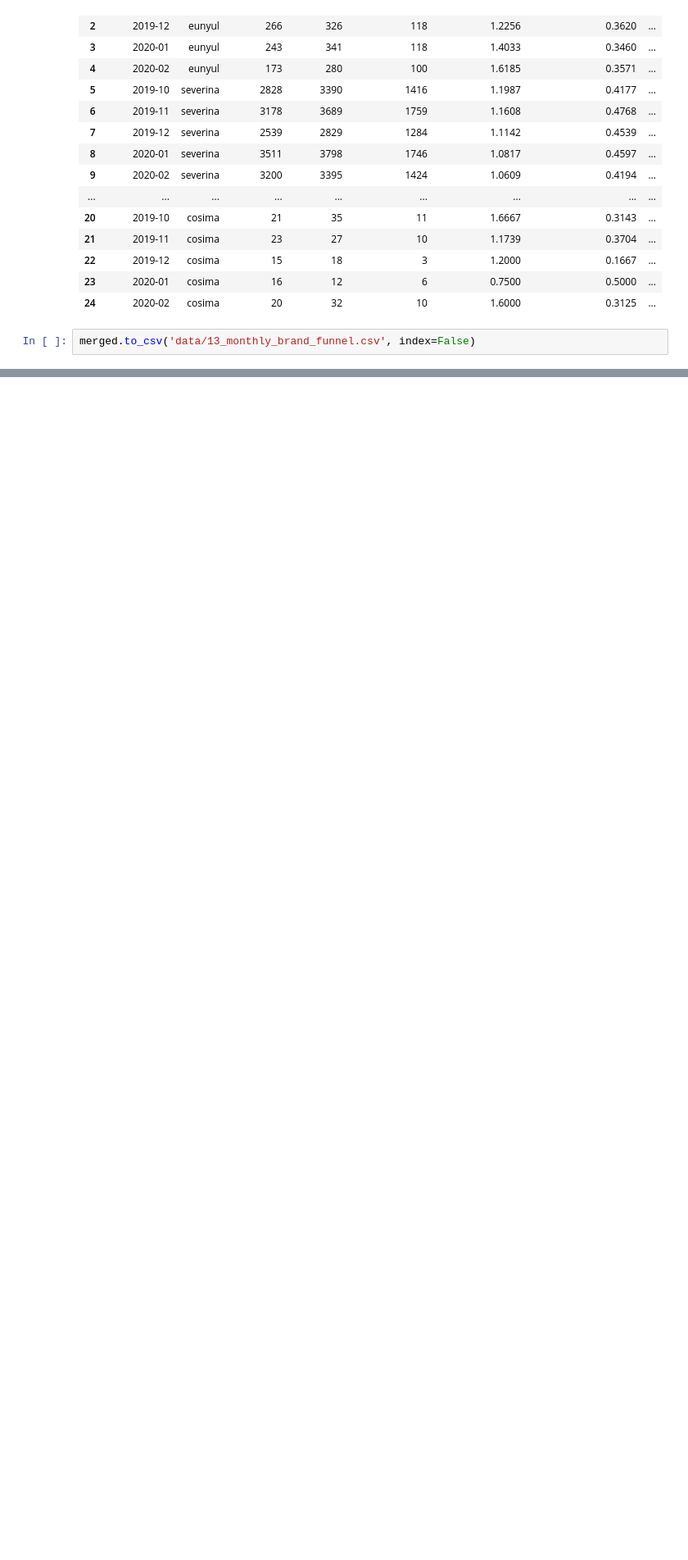
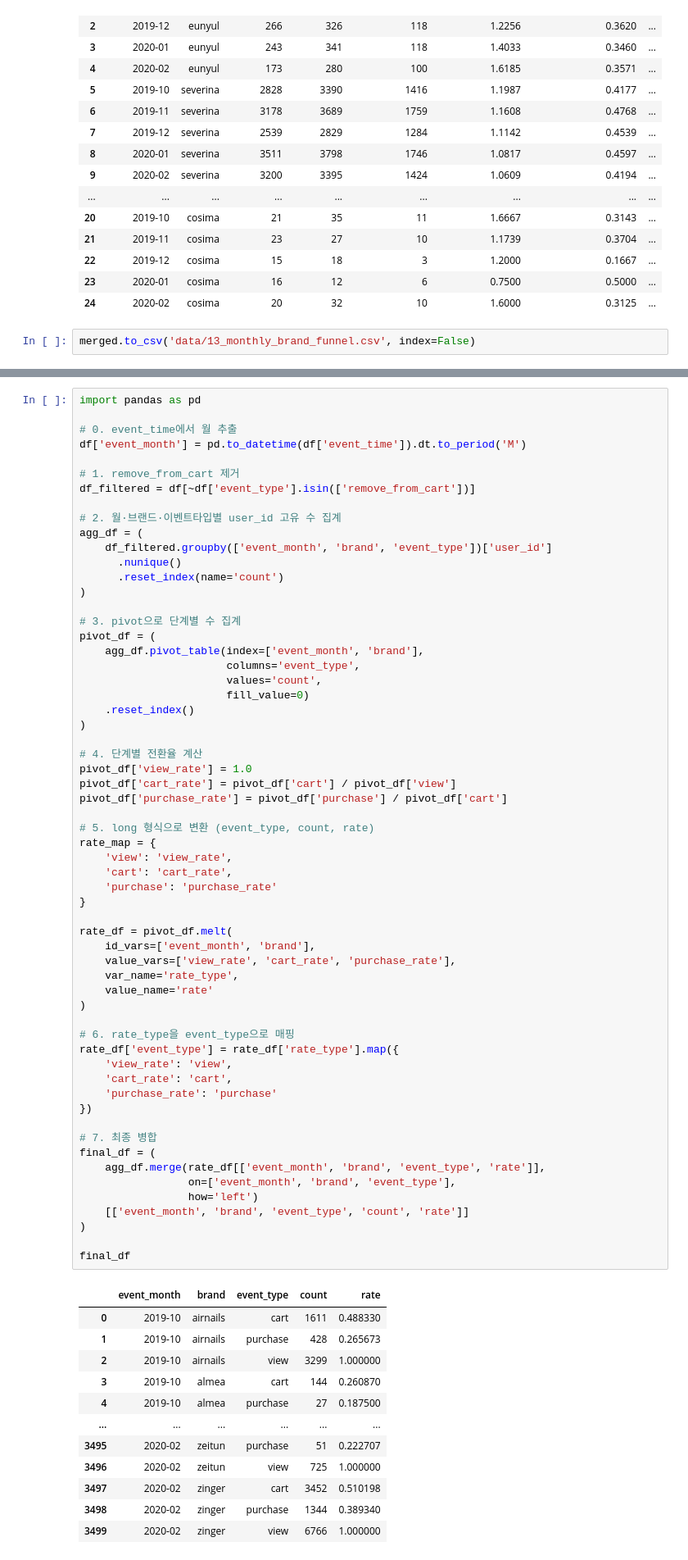
Before and after one commit to Blche/datathon_09, a Jupyter notebook: members/문세희/16_brand_funnel.ipynb, the cells around one changed output, grey strips where cells are left out. Shown: that part at 82% size. Drawn from its saved outputs; the diff is of its cells as text; blank space fills up the shorter version.

```diff
--- a/members/문세희/16_brand_funnel.ipynb
+++ b/members/문세희/16_brand_funnel.ipynb
@@ -98,0 +297,73 @@ merged.to_csv('data/13_monthly_brand_funnel.csv', index=False)
+# %%
+import pandas as pd
+
+# 0. event_time에서 월 추출
+df['event_month'] = pd.to_datetime(df['event_time']).dt.to_period('M')
+
+# 1. remove_from_cart 제거
+df_filtered = df[~df['event_type'].isin(['remove_from_cart'])]
+
+# 2. 월·브랜드·이벤트타입별 user_id 고유 수 집계
+agg_df = (
+    df_filtered.groupby(['event_month', 'brand', 'event_type'])['user_id']
+      .nunique()
+      .reset_index(name='count')
+)
+
+# 3. pivot으로 단계별 수 집계
+pivot_df = (
+    agg_df.pivot_table(index=['event_month', 'brand'],
+                       columns='event_type',
+                       values='count',
+                       fill_value=0)
+    .reset_index()
+)
+
+# 4. 단계별 전환율 계산
+pivot_df['view_rate'] = 1.0
+pivot_df['cart_rate'] = pivot_df['cart'] / pivot_df['view']
+pivot_df['purchase_rate'] = pivot_df['purchase'] / pivot_df['cart']
+
+# 5. long 형식으로 변환 (event_type, count, rate)
+rate_map = {
+    'view': 'view_rate',
+    'cart': 'cart_rate',
+    'purchase': 'purchase_rate'
+}
+
+rate_df = pivot_df.melt(
+    id_vars=['event_month', 'brand'],
+    value_vars=['view_rate', 'cart_rate', 'purchase_rate'],
+    var_name='rate_type',
+    value_name='rate'
+)
+
+# 6. rate_type을 event_type으로 매핑
+rate_df['event_type'] = rate_df['rate_type'].map({
+    'view_rate': 'view',
+    'cart_rate': 'cart',
+    'purchase_rate': 'purchase'
+})
+
+# 7. 최종 병합
+final_df = (
+    agg_df.merge(rate_df[['event_month', 'brand', 'event_type', 'rate']],
+                 on=['event_month', 'brand', 'event_type'],
+                 how='left')
+    [['event_month', 'brand', 'event_type', 'count', 'rate']]
+)
+
+final_df
+# %% [output]
+|  | event_month | brand | event_type | count | rate |
+| 0 | 2019-10 | airnails | cart | 1611 | 0.488330 |
+| 1 | 2019-10 | airnails | purchase | 428 | 0.265673 |
+| 2 | 2019-10 | airnails | view | 3299 | 1.000000 |
+| 3 | 2019-10 | almea | cart | 144 | 0.260870 |
+| 4 | 2019-10 | almea | purchase | 27 | 0.187500 |
+| ... | ... | ... | ... | ... | ... |
+| 3495 | 2020-02 | zeitun | purchase | 51 | 0.222707 |
+| 3496 | 2020-02 | zeitun | view | 725 | 1.000000 |
+| 3497 | 2020-02 | zinger | cart | 3452 | 0.510198 |
+| 3498 | 2020-02 | zinger | purchase | 1344 | 0.389340 |
+| 3499 | 2020-02 | zinger | view | 6766 | 1.000000 |
```
Also changed, not shown: parts of 10 cells of this notebook, 4 other files.
